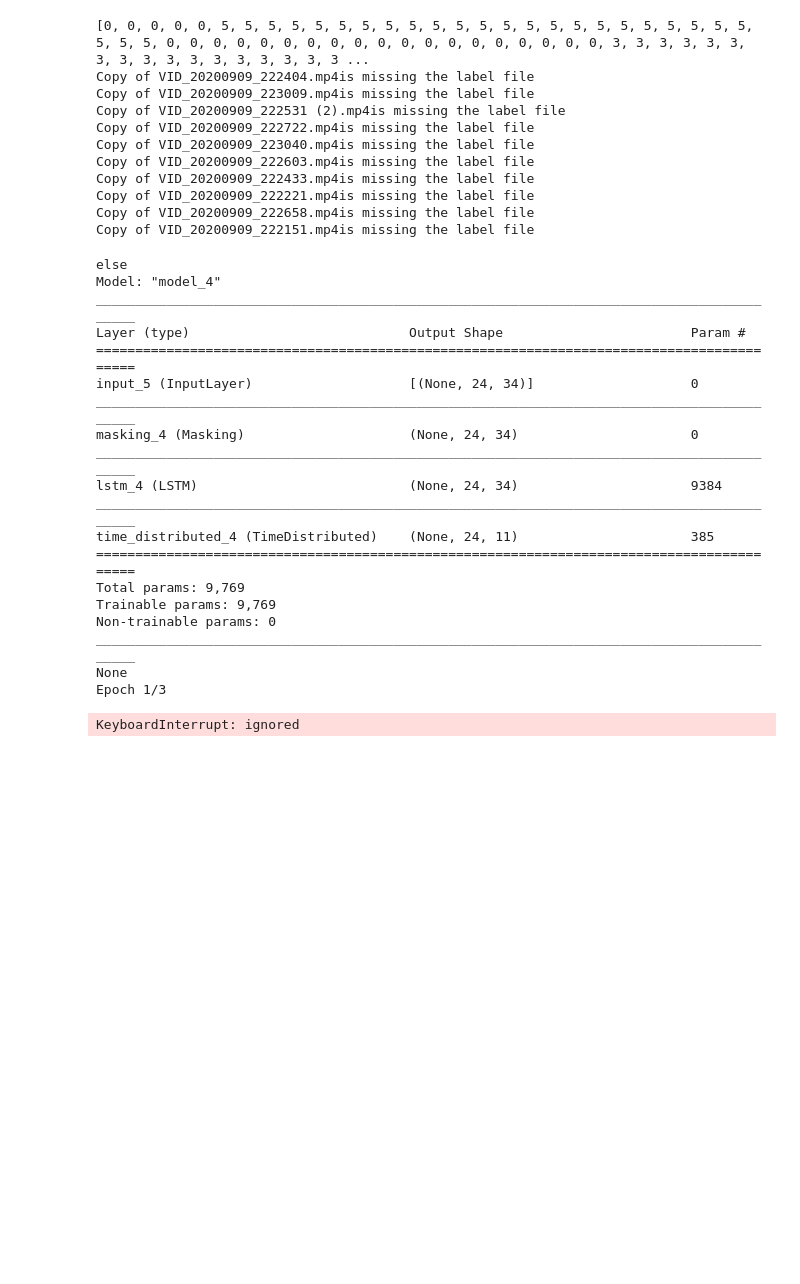
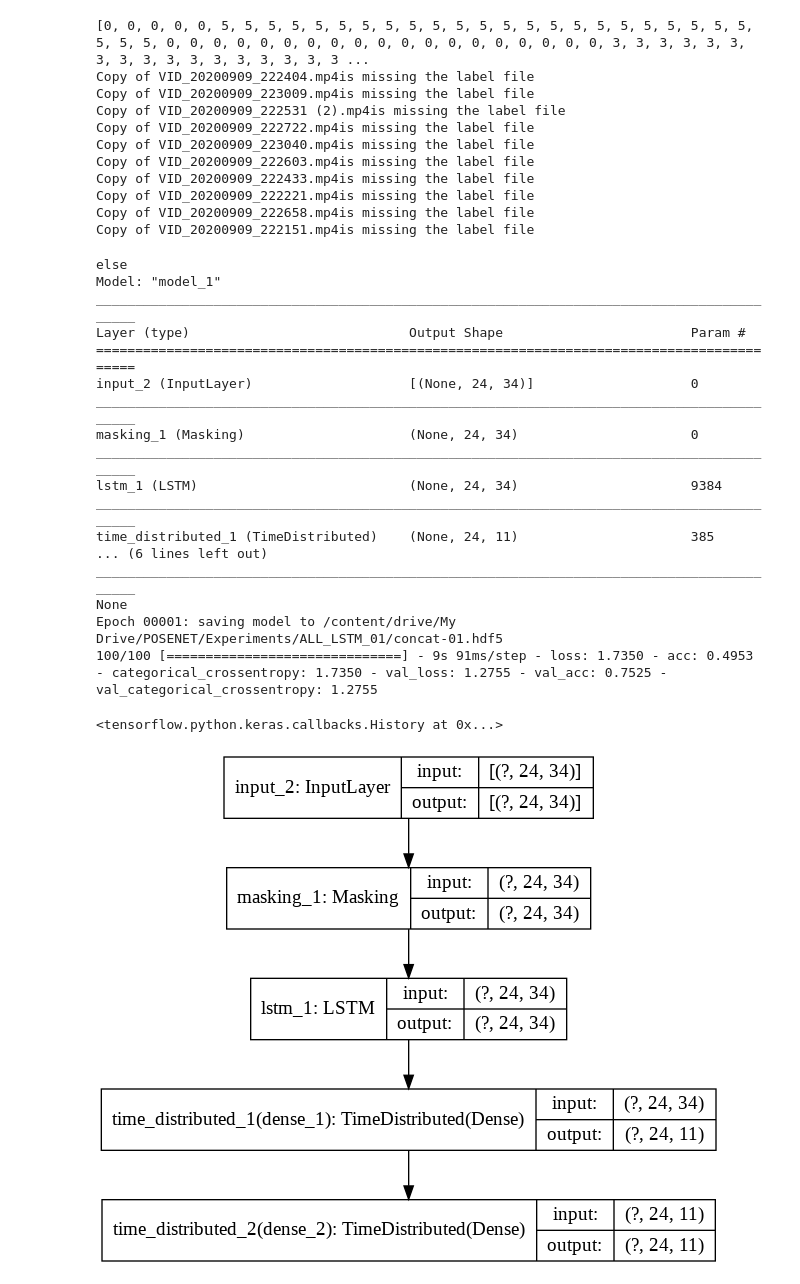
Before and after one commit to rcnewman/cv_gesture_recognition_posenet, a Jupyter notebook: PoseNet.ipynb, the cells around one changed output. Cells and saved outputs as stored; diff of their text form; code cells hidden in the pictures; blank space fills up the shorter version.

```diff
--- a/PoseNet.ipynb
+++ b/PoseNet.ipynb
@@ -82,7 +82,7 @@ save_video_path = drivepath + 'output_vids/'
 keypts_path = drivepath +'keypts/'
 labels_path = drivepath +'gesture_labels/'
 # VideoReaderWriter
-fourcc = cv2.VideoWriter_fourcc(*'H264')
+fourcc = cv2.VideoWriter_fourcc(*'mp4v')
 
 font = cv2.FONT_HERSHEY_SIMPLEX
 org = (5, 30)
@@ -301,10 +314,12 @@ else:
     keypoint = keras.layers.LSTM(lstm_cels, return_sequences=True)(masking_layer)
     # Build dense layer
     dense_layer = keras.layers.Dense(gesture_number, activation='sigmoid')
+    dense_layer2 = keras.layers.Dense(gesture_number, activation='softmax')
     gesture = keras.layers.TimeDistributed(dense_layer)(keypoint)
+    softmax = keras.layers.TimeDistributed(dense_layer2)(gesture)
 
 
-    model = keras.Model(inputs=keypointInput, outputs=gesture)
+    model = keras.Model(inputs=keypointInput, outputs=softmax)
     print(model.summary(90))
 
 # Weight and train model.
@@ -317,22 +332,20 @@ model.fit_generator(train_data_generator.generate(), 100, num_epochs,
                     shuffle=False,initial_epoch=initial_epoch)
 # %% [output]
 else
-Model: "model_4"
+Model: "model_1"
 __________________________________________________________________________________________
 Layer (type)                            Output Shape                        Param #
 ==========================================================================================
-input_5 (InputLayer)                    [(None, 24, 34)]                    0
+input_2 (InputLayer)                    [(None, 24, 34)]                    0
 __________________________________________________________________________________________
-masking_4 (Masking)                     (None, 24, 34)                      0
+masking_1 (Masking)                     (None, 24, 34)                      0
 __________________________________________________________________________________________
-lstm_4 (LSTM)                           (None, 24, 34)                      9384
+lstm_1 (LSTM)                           (None, 24, 34)                      9384
 __________________________________________________________________________________________
-time_distributed_4 (TimeDistributed)    (None, 24, 11)                      385
-==========================================================================================
-Total params: 9,769
-Trainable params: 9,769
-Non-trainable params: 0
+time_distributed_1 (TimeDistributed)    (None, 24, 11)                      385
+... (6 lines left out)
 __________________________________________________________________________________________
 None
-Epoch 1/3
+Epoch 00001: saving model to /content/drive/My Drive/POSENET/Experiments/ALL_LSTM_01/concat-01.hdf5
+100/100 [==============================] - 9s 91ms/step - loss: 1.7350 - acc: 0.4953 - categorical_crossentropy: 1.7350 - val_loss: 1.2755 - val_acc: 0.7525 - val_categorical_crossentropy: 1.2755
-KeyboardInterrupt: ignored
+<tensorflow.python.keras.callbacks.History at 0x...>
@@ -362,0 +352,4 @@ from tensorflow.keras.layers import Input, LSTM, Dense
+# %%
+tf.keras.utils.plot_model(model,show_shapes=True,expand_nested=True,)
+# %% [output]
+[figure, added]
```
Also changed, not shown: parts of 4 cells of this notebook.
